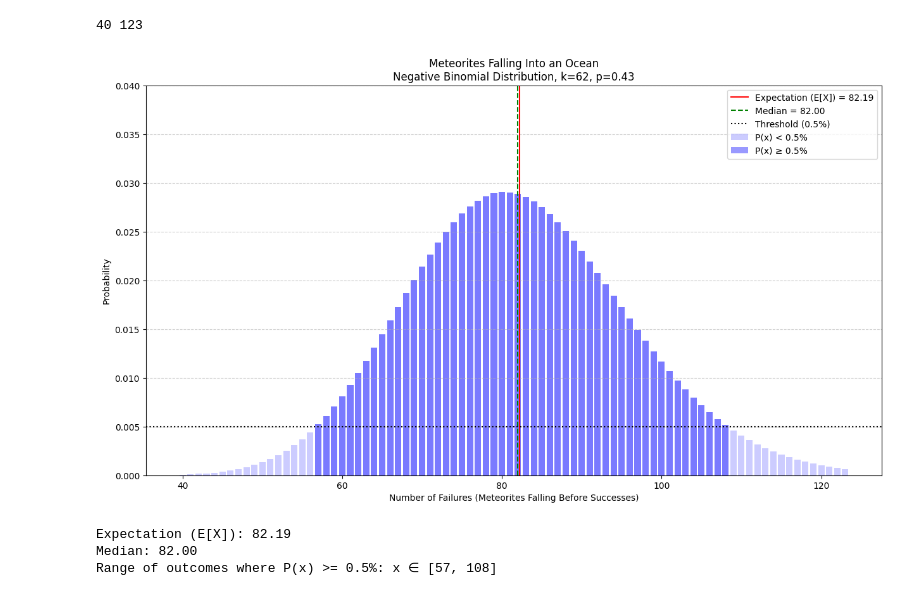
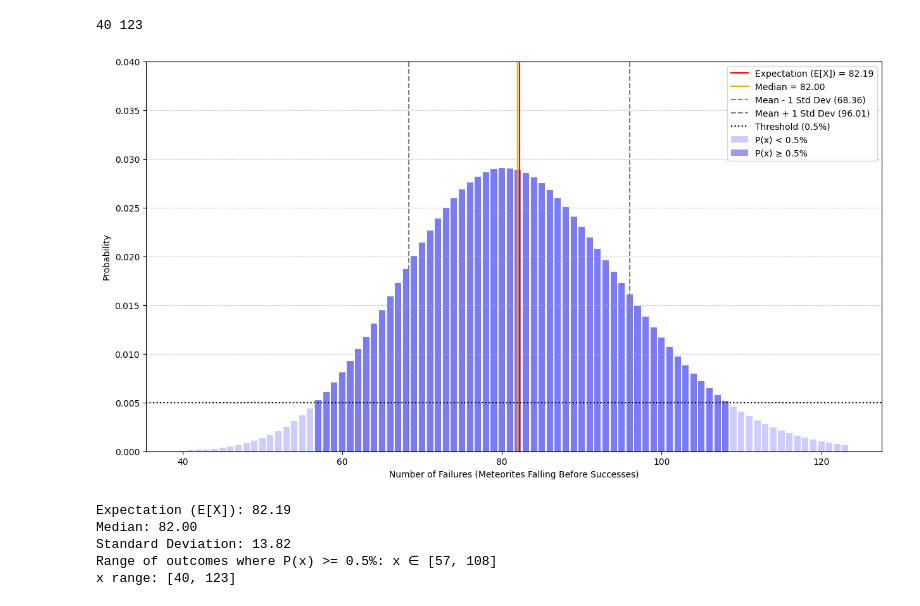
Before and after one commit to thomasreinecke/DLMDSAS01-code, a Jupyter notebook: task-1.ipynb, the cells around one changed output. Cells and saved outputs as stored; diff of their text form; code cells hidden in the pictures.

```diff
--- a/task-1.ipynb
+++ b/task-1.ipynb
@@ -38,45 +49,48 @@ threshold = 0.005  # 0.5% in decimal
 valid_indices = np.where(probabilities >= threshold)[0]  # Indices where P(x) >= 0.5%
 start, end = x[valid_indices[0]], x[valid_indices[-1]]  # Use x-values, not indices
 
-# Determine the range where P(x) >= 0.5%
-threshold = 0.005  # 0.5% in decimal
-valid_indices = np.where(probabilities >= threshold)[0]  # Indices where P(x) >= 0.5%
-start, end = x[valid_indices[0]], x[valid_indices[-1]]  # Use x-values, not indices
-
 # Visualization
 plt.figure(figsize=(15, 8))  # Increased width by 25%
 
 # Plot all probabilities
 plt.bar(x, probabilities, color="blue", alpha=0.2, label="P(x) < 0.5%")
 
 # Highlight probabilities within the range where P(x) >= 0.5%
 if start != 0 and end != 0:  # Ensure there's a valid range
     highlight_indices = (x >= start) & (x <= end)
     plt.bar(x[highlight_indices], probabilities[highlight_indices], color="blue", alpha=0.4, label="P(x) ≥ 0.5%")
 
 # Mark expectation and median as dotted lines
-plt.axvline(expectation, color="red", linestyle="-", label=f"Expectation (E[X]) = {expectation:.2f}")
-plt.axvline(median, color="green", linestyle="--", label=f"Median = {median:.2f}")
+plt.axvline(mean, color="red", linestyle="-", label=f"Expectation (E[X]) = {mean:.2f}")
+plt.axvline(median, color="orange", linestyle="-", label=f"Median = {median:.2f}")
+
+# Mark standard deviation as vertical lines
+plt.axvline(mean - std_dev, color="grey", linestyle="--", label=f"Mean - 1 Std Dev ({mean - std_dev:.2f})")
+plt.axvline(mean + std_dev, color="grey", linestyle="--", label=f"Mean + 1 Std Dev ({mean + std_dev:.2f})")
 
 # Horizontal line for the threshold
 plt.axhline(threshold, color="black", linestyle=":", label="Threshold (0.5%)")
 
 # Add title, labels, legend, and grid
-plt.title(f"Meteorites Falling Into an Ocean\nNegative Binomial Distribution, k={k}, p={p}")
+# plt.title(f"Meteorites Falling Into an Ocean\nNegative Binomial Distribution, k={k}, p={p}")
 plt.xlabel("Number of Failures (Meteorites Falling Before Successes)")
 plt.ylabel("Probability")
 plt.legend()
 plt.grid(axis="y", linestyle="--", alpha=0.6)
 plt.ylim(0, 0.04)  # Adjust y-axis scale for clarity
 plt.show()
 
 # Output results
-print(f"Expectation (E[X]): {expectation:.2f}")
+print(f"Expectation (E[X]): {mean:.2f}")
 print(f"Median: {median:.2f}")
+print(f"Standard Deviation: {std_dev:.2f}")
 print(f"Range of outcomes where P(x) >= 0.5%: x ∈ [{start}, {end}]")
+print(f"x range: [{x_min}, {x_max}]")
 # %% [output]
 40 123
-[figure, old version]
+[figure, new version]
 Expectation (E[X]): 82.19
 Median: 82.00
+Standard Deviation: 13.82
 Range of outcomes where P(x) >= 0.5%: x ∈ [57, 108]
+x range: [40, 123]
```
Also changed, not shown: parts of 4 cells of this notebook, 2 other files.
